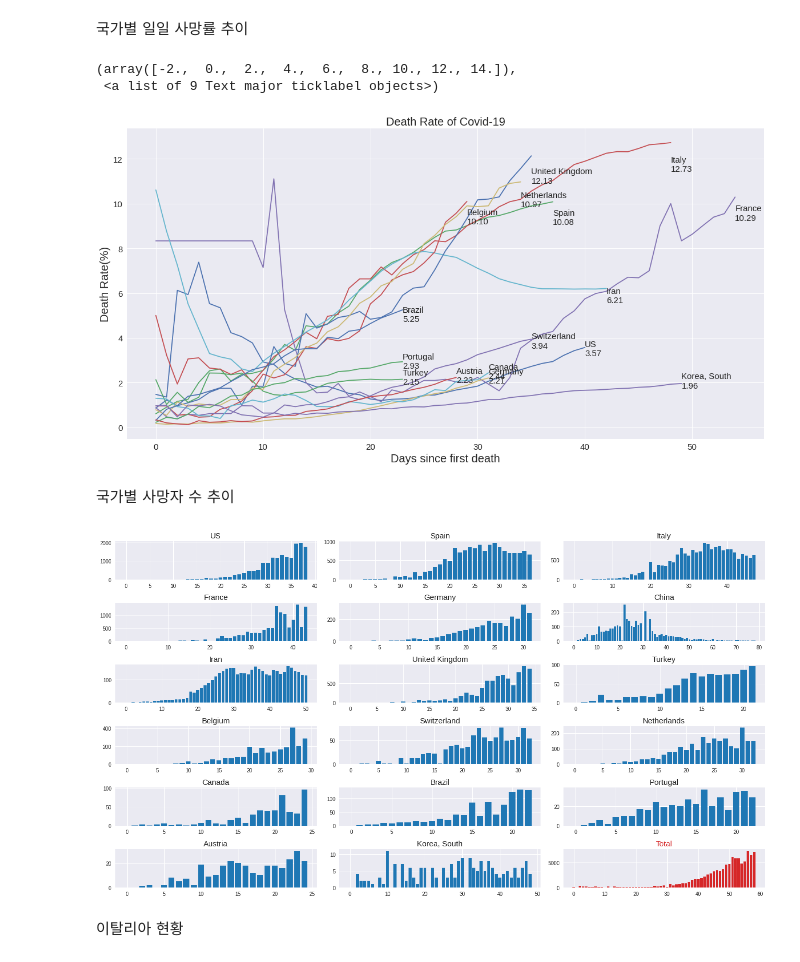
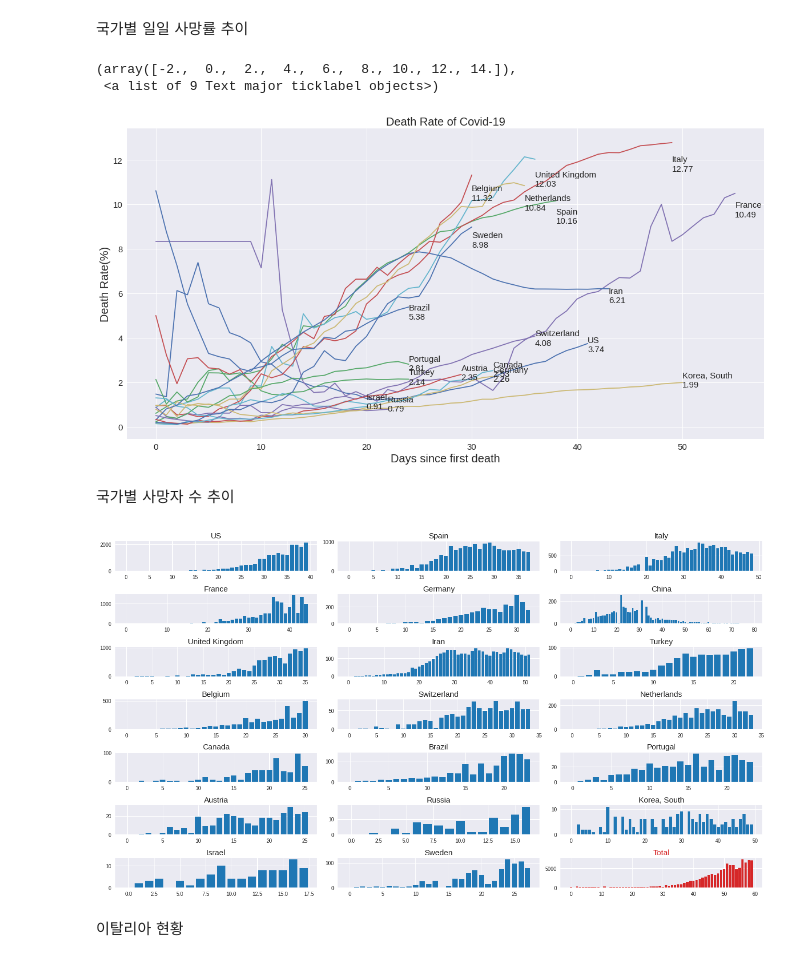
Before and after one commit to wyb330/covid19, a Jupyter notebook: covid19.ipynb, the cells around one changed output. Saved outputs shown, nothing was run; the diff lists cells and outputs as text; code cells hidden in the pictures.

```diff
--- a/covid19.ipynb
+++ b/covid19.ipynb
@@ -80,7 +80,7 @@ latest_deaths = deaths_df[dates[-1]]
 latest_recoveries = recoveries_df[dates[-1]]
 # %%
 # 국가 리스트 및 국가별 인구 수
-TOP_N = 17  # 확진자 상위 국가 N
+TOP_N = 20  # 확진자 상위 국가 N
 unique_countries = list(confirmed_df['Country/Region'].unique())
 country_confirmed_cases = []
 no_cases = []
@@ -268,7 +271,8 @@ fig.tight_layout()
 국가별 신규 확진자 추이
 # %%
 color = 'tab:orange'
-fig, axs = plt.subplots(6, 3, figsize=(18, 10))
+ROWS = 7
+fig, axs = plt.subplots(ROWS, 3, figsize=(18, 10))
 #fig.suptitle('# of Covid-19 Daily Increase', size=10)
 for index, country in enumerate(v_unique_countries):
   cases = confirmed_df.loc[confirmed_df['Country/Region'] == country, cols[4]:cols[-1]].sum()
@@ -288,8 +292,8 @@ for i, case in enumerate(total_cases[:-1]):
 new_cases = new_cases[20:]
 adjusted_dates = [i for i in range(len(new_cases))]
 color = 'tab:blue'
-axs[5, 2].bar(adjusted_dates, new_cases, color=color)
-axs[5, 2].set_title('Total', size=15, color=color)
+axs[ROWS - 1, 2].bar(adjusted_dates, new_cases, color=color)
+axs[ROWS - 1, 2].set_title('Total', size=15, color=color)
 
 fig.tight_layout()
 # %% [output]
@@ -298,7 +302,7 @@ fig.tight_layout()
 국가별 누적 확진자 증가율
 # %%
 color = 'tab:blue'
-fig, axs = plt.subplots(6, 3, figsize=(18, 12))
+fig, axs = plt.subplots(ROWS, 3, figsize=(18, 12))
 #fig.suptitle('# of Covid-19 Daily Increase', size=10)
 for index, country in enumerate(v_unique_countries):
   cases = confirmed_df.loc[confirmed_df['Country/Region'] == country, cols[4]:cols[-1]].sum()
@@ -318,8 +322,8 @@ for i, case in enumerate(total_cases[:-1]):
 new_cases = new_cases[20:]
 adjusted_dates = [i for i in range(len(new_cases))]
 color = 'tab:red'
-axs[5, 2].plot(adjusted_dates, new_cases, color=color)
-axs[5, 2].set_title('Total', size=15, color=color)
+axs[ROWS - 1, 2].plot(adjusted_dates, new_cases, color=color)
+axs[ROWS - 1, 2].set_title('Total', size=15, color=color)
 
 fig.tight_layout()
 # %% [output]
@@ -348,37 +352,37 @@ plt.yticks(size=15)
 # %% [output]
 (array([-2.,  0.,  2.,  4.,  6.,  8., 10., 12., 14.]),
  <a list of 9 Text major ticklabel objects>)
-[figure, old version]
+[figure, new version]
 # %% [markdown]
 국가별 사망자 수 추이
 # %%
 color = 'tab:blue'
-fig, axs = plt.subplots(6, 3, figsize=(18, 10))
+fig, axs = plt.subplots(ROWS, 3, figsize=(18, 10))
 #fig.suptitle('# of Covid-19 Daily Increase', size=10)
 for index, country in enumerate(v_unique_countries):
   cases = deaths_df.loc[confirmed_df['Country/Region'] == country, cols[4]:cols[-1]].sum()
   cases = [c for c in cases if c > 1]
   adjusted_dates = [i for i in range(len(cases))]
   new_cases =[0]
   for i, case in enumerate(cases[:-1]):
     new_cases.append(cases[i + 1] - cases[i])
   row, col = divmod(index, 3)
   axs[row, col].bar(adjusted_dates, new_cases, color=color)
   axs[row, col].set_title(country, size=15)
 
 total_cases = deaths.sum()
 new_cases =[0]
 for i, case in enumerate(total_cases[:-1]):
   new_cases.append(total_cases[i + 1] - total_cases[i])
 new_cases = new_cases[20:]
 adjusted_dates = [i for i in range(len(new_cases))]
 color = 'tab:red'
-axs[5, 2].bar(adjusted_dates, new_cases, color=color)
-axs[5, 2].set_title('Total', size=15, color=color)
+axs[ROWS - 1, 2].bar(adjusted_dates, new_cases, color=color)
+axs[ROWS - 1, 2].set_title('Total', size=15, color=color)
 
 fig.tight_layout()
 # %% [output]
-[figure, old version]
+[figure, new version]
 # %% [markdown]
 이탈리아 현황
 # %%
```
Also changed, not shown: parts of 19 cells of this notebook.
